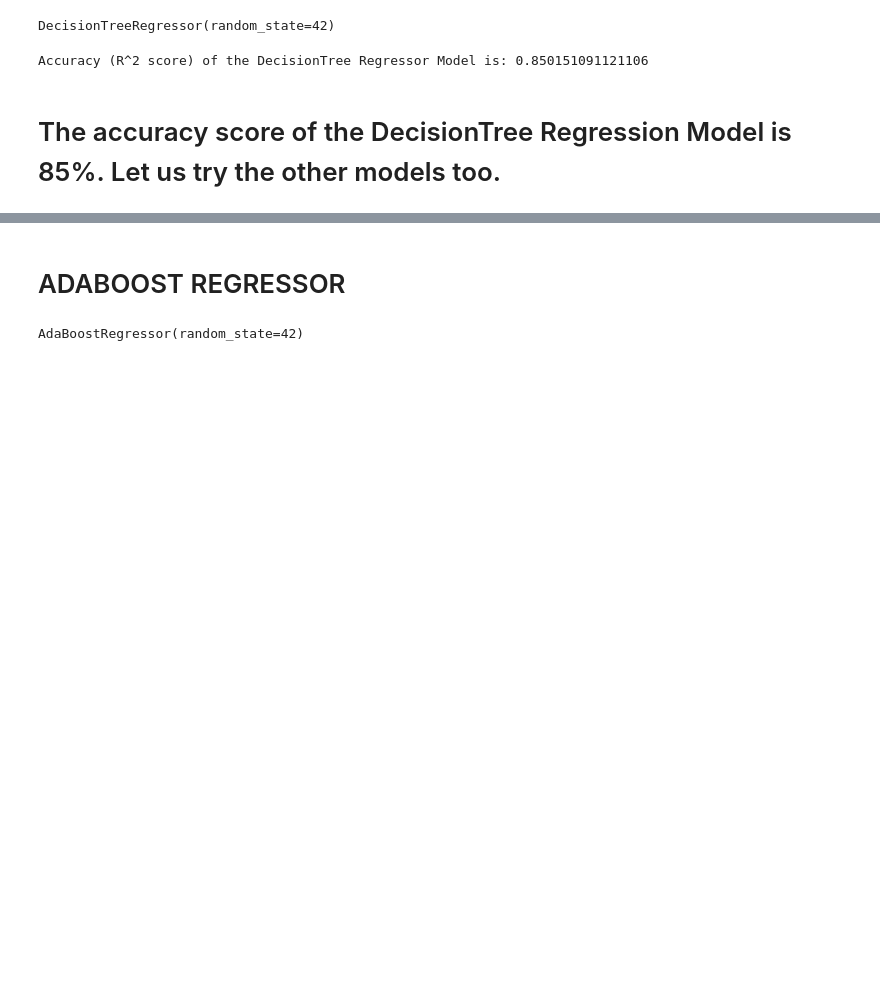
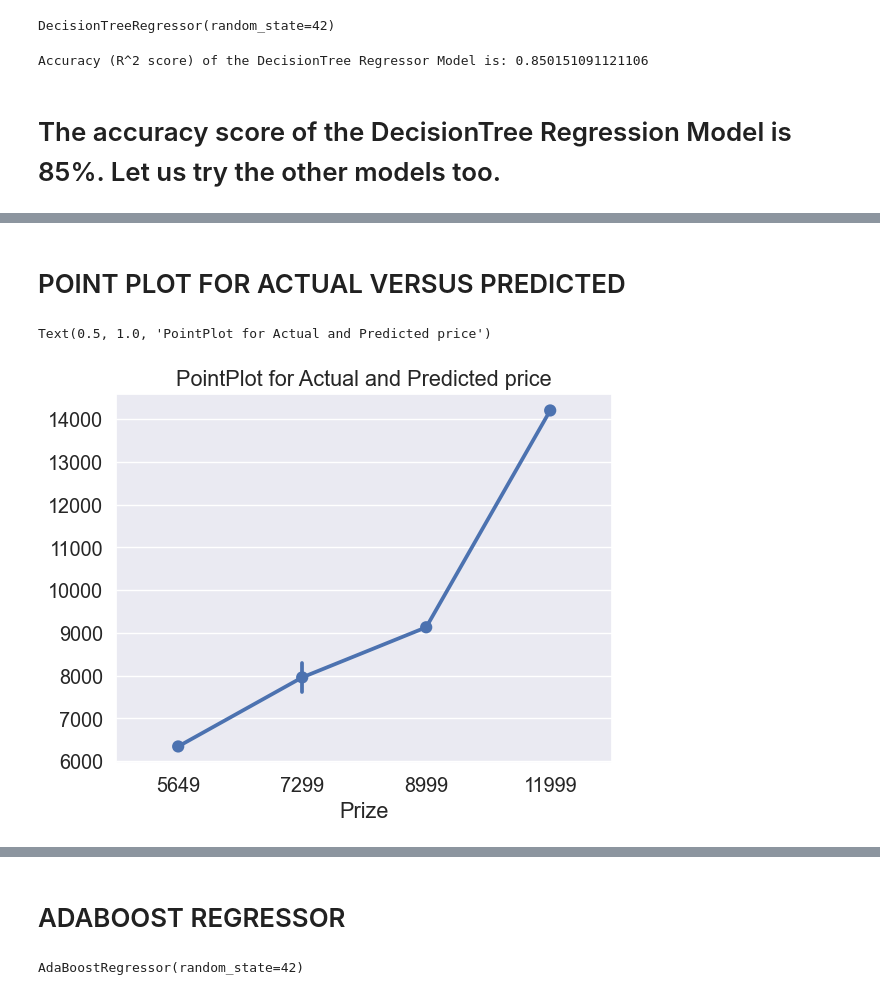
Before and after one commit to SUJANAKUMARI/MOBILE-PRICE-PREDICTION-PROJECT-4, a Jupyter notebook: PRICE PREDICTION FOR MOBILE PHONES.ipynb, the cells around one changed output, grey strips where cells are left out. Drawn from its saved outputs; the diff is of its cells as text; code cells hidden in the pictures; blank space fills up the shorter version.

```diff
--- a/PRICE PREDICTION FOR MOBILE PHONES.ipynb
+++ b/PRICE PREDICTION FOR MOBILE PHONES.ipynb
@@ -715,0 +788,2 @@ Accuracy (R^2 score) of the DecisionTree Regressor Model is: 0.850151091121106
+# %%
+loaded_model_random_reg = load('final_prize_model_random_reg.joblib')
@@ -715,0 +792,5 @@ Accuracy (R^2 score) of the DecisionTree Regressor Model is: 0.850151091121106
+# %%
+input_features = x.head(5)
+# %%
+predicted_prize_random_reg = loaded_model_random_reg.predict(input_features).round(decimals=0)
+predicted_prize_random_reg
@@ -715,0 +799,3 @@ Accuracy (R^2 score) of the DecisionTree Regressor Model is: 0.850151091121106
+# %%
+actual_prize_random_reg = y.head(5)
+actual_prize_random_reg
@@ -715,0 +820,8 @@ Accuracy (R^2 score) of the DecisionTree Regressor Model is: 0.850151091121106
+# %% [markdown]
+# POINT PLOT FOR ACTUAL VERSUS PREDICTED
+# %%
+sns.pointplot(x=actual_prize_random_reg, y = predicted_prize_random_reg)
+plt.title('PointPlot for Actual and Predicted price')
+# %% [output]
+Text(0.5, 1.0, 'PointPlot for Actual and Predicted price')
+[figure, added]
```
Also changed, not shown: parts of 42 cells of this notebook.
